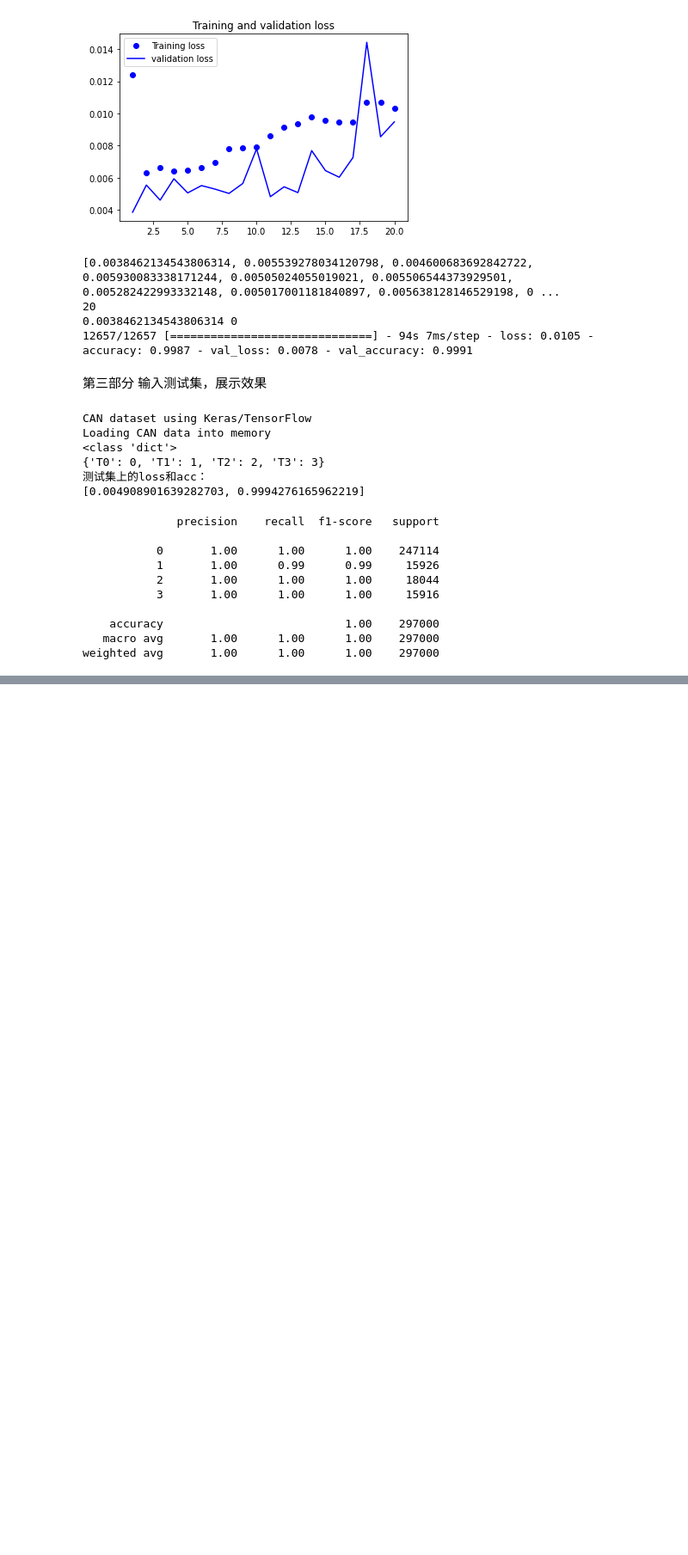
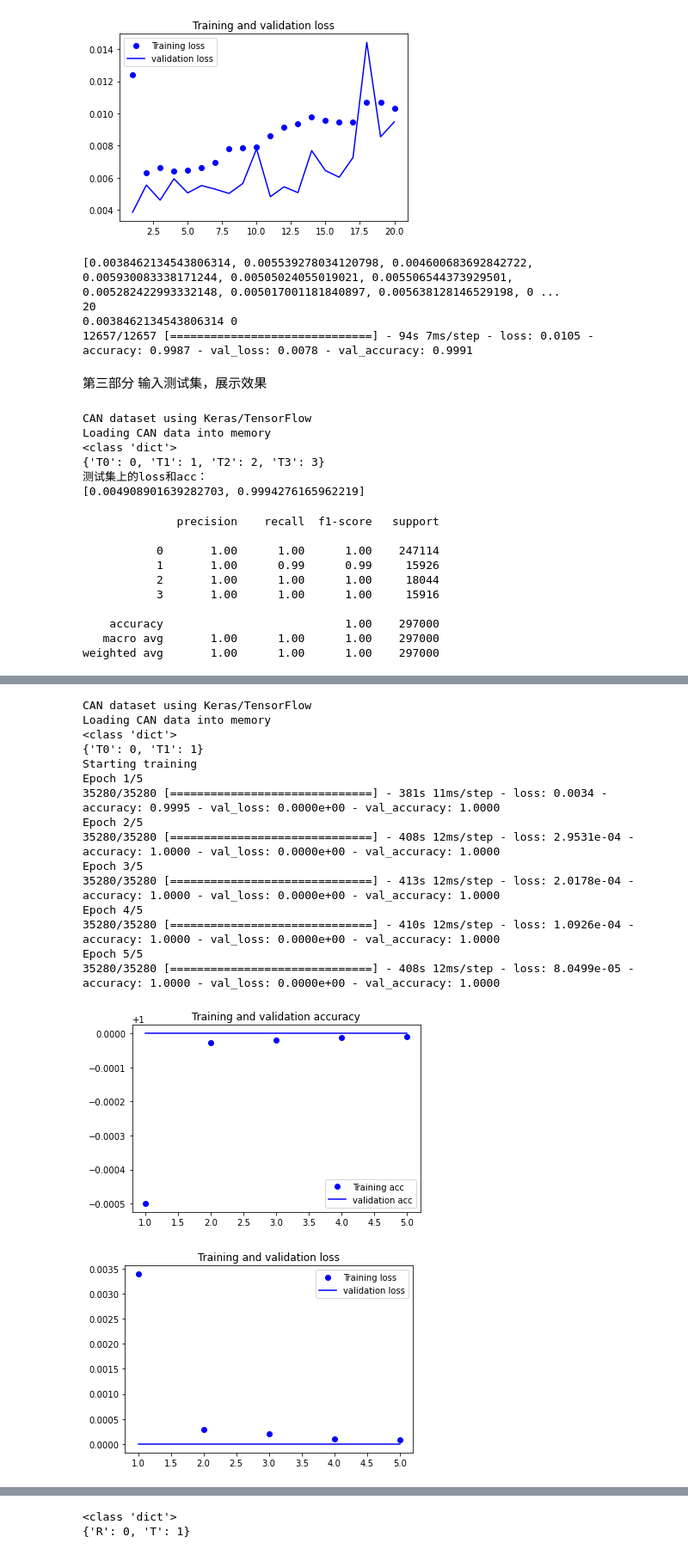
Before and after one commit to JianmingGuo/gateway-IDS, a Jupyter notebook: sourcecode/LSTM/LSTM_final.ipynb, the cells around one changed output, grey strips where cells are left out. Shown at 86% size. Drawn from its saved outputs; the diff is of its cells as text; code cells hidden in the pictures; blank space fills up the shorter version.

```diff
--- a/sourcecode/LSTM/LSTM_final.ipynb
+++ b/sourcecode/LSTM/LSTM_final.ipynb
@@ -475,0 +891,20 @@ confusion_matrix(test_y.values.argmax(axis=-1), predictions.argmax(axis=-1))
+# %%
+train_and_test('SpoofingGEAR3_train_final.csv','SpoofingGEAR3_test_final.csv','SpoofingGEAR3_final.h5')
+# %% [output]
+CAN dataset using Keras/TensorFlow
+Loading CAN data into memory
+<class 'dict'>
+{'T0': 0, 'T1': 1}
+Starting training
+Epoch 1/5
+35280/35280 [==============================] - 381s 11ms/step - loss: 0.0034 - accuracy: 0.9995 - val_loss: 0.0000e+00 - val_accuracy: 1.0000
+Epoch 2/5
+35280/35280 [==============================] - 408s 12ms/step - loss: 2.9531e-04 - accuracy: 1.0000 - val_loss: 0.0000e+00 - val_accuracy: 1.0000
+Epoch 3/5
+35280/35280 [==============================] - 413s 12ms/step - loss: 2.0178e-04 - accuracy: 1.0000 - val_loss: 0.0000e+00 - val_accuracy: 1.0000
+Epoch 4/5
+35280/35280 [==============================] - 410s 12ms/step - loss: 1.0926e-04 - accuracy: 1.0000 - val_loss: 0.0000e+00 - val_accuracy: 1.0000
+Epoch 5/5
+35280/35280 [==============================] - 408s 12ms/step - loss: 8.0499e-05 - accuracy: 1.0000 - val_loss: 0.0000e+00 - val_accuracy: 1.0000
+[figure, added]
+[figure, added]
@@ -475,0 +956,5 @@ confusion_matrix(test_y.values.argmax(axis=-1), predictions.argmax(axis=-1))
+# %%
+train_x, val_x, train_y, val_y, Class_dict = load_data('osd.csv')
+# %% [output]
+<class 'dict'>
+{'R': 0, 'T': 1}
```
Also changed, not shown: parts of 35 cells of this notebook, 4 other files.
